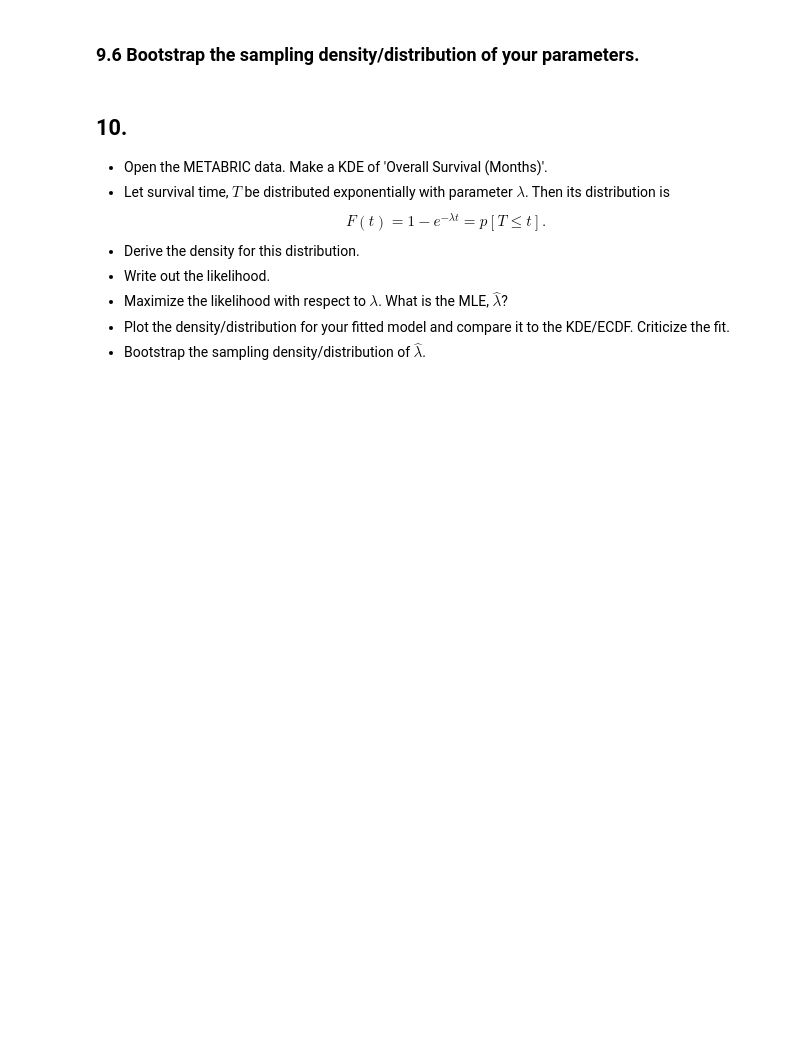
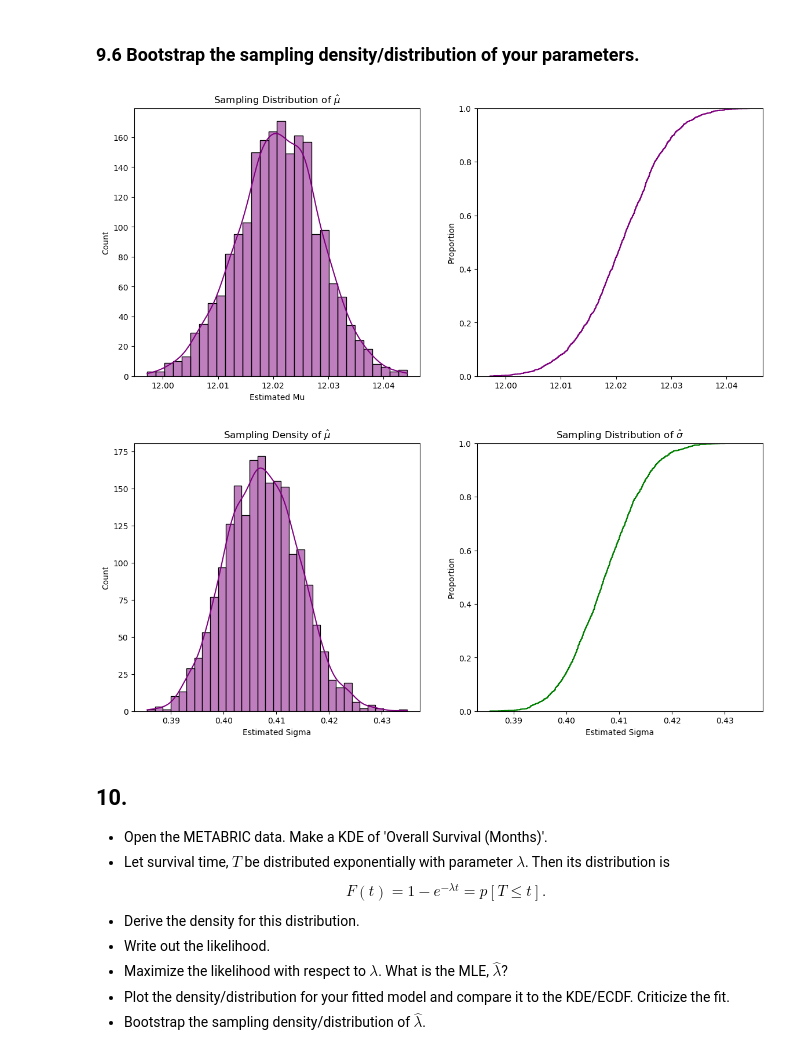
Before and after one commit to ssegaloff/UU_Assignment_7, a Jupyter notebook: assignment_7.ipynb, the cells around one changed output. Cells and saved outputs as stored; diff of their text form; code cells hidden in the pictures; blank space fills up the shorter version.

```diff
--- a/assignment_7.ipynb
+++ b/assignment_7.ipynb
@@ -608,5 +646,44 @@ $$\hat{\sigma}=\sqrt{\frac{1}{n}\sum_{i=1}^n (\ln(y_i)-\mu^2)}$$
 # %% [markdown]
 ### 9.6 Bootstrap the sampling density/distribution of your parameters.
+# %%
+# set the number of simulations
+n_sim = 2000
+# create an empty list for the findings
+boot_mus = []
+boot_sigmas = []
+
+# loop through the number of simulations
+for sim in range (n_sim):
+    # sample with replacement from the original dataset
+    sample = np.random.choice(prices, size=len(prices), replace=True)
+
+    # get and store the MLE of each sample
+    log_sample = np.log(sample)
+    boot_mus.append(log_sample.mean())
+    boot_sigmas.append(log_sample.std())
+
+# visualize uncertainty
+fig, ax = plt.subplots(1,2,figsize=(14,6))
+sns.histplot(boot_mus, ax=ax[0], kde=True, color='purple')
+ax[0].set_title(r'Sampling Density of $\hat{\mu}$')
+ax[0].set_xlabel('Estimated Mu')
+sns.ecdfplot(boot_mus, ax=ax[1], color='purple')
+ax[0].set_title(r'Sampling Distribution of $\hat{\mu}$')
+ax[0].set_xlabel('Estimated Mu')
+plt.show()
+
+
+fig, ax = plt.subplots(1,2,figsize=(14,6))
+sns.histplot(boot_sigmas, ax=ax[0], kde=True, color='purple')
+ax[0].set_title(r'Sampling Density of $\hat{\mu}$')
+ax[0].set_xlabel('Estimated Sigma')
+sns.ecdfplot(boot_sigmas, ax=ax[1], color='green')
+ax[1].set_title(r'Sampling Distribution of $\hat{\sigma}$')
+ax[1].set_xlabel('Estimated Sigma')
+plt.show()
+# %% [output]
+[figure, added]
+[figure, added]
 # %% [markdown]
 ## 10.
 - Open the METABRIC data. Make a KDE of 'Overall Survival (Months)'.
```
Also changed, not shown: parts of 5 cells of this notebook.
